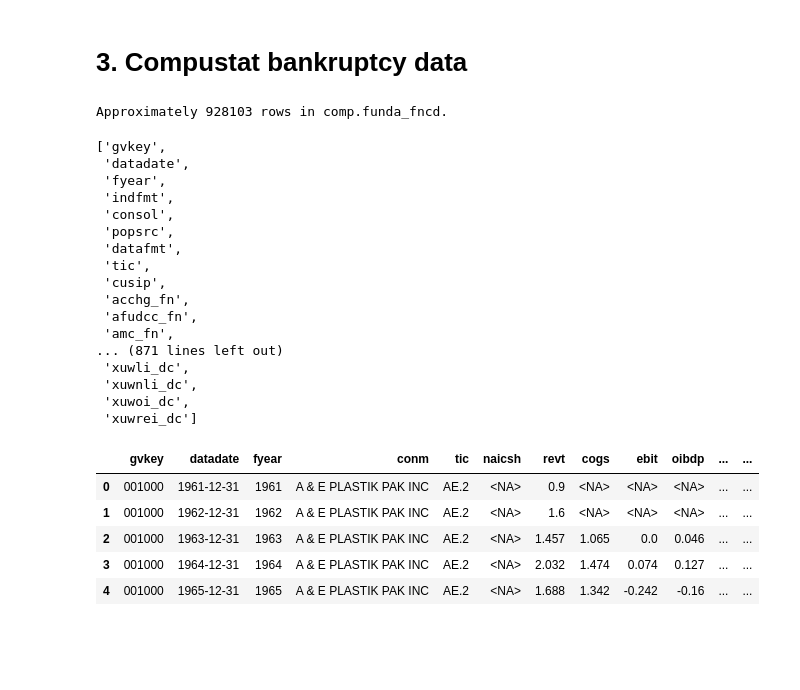
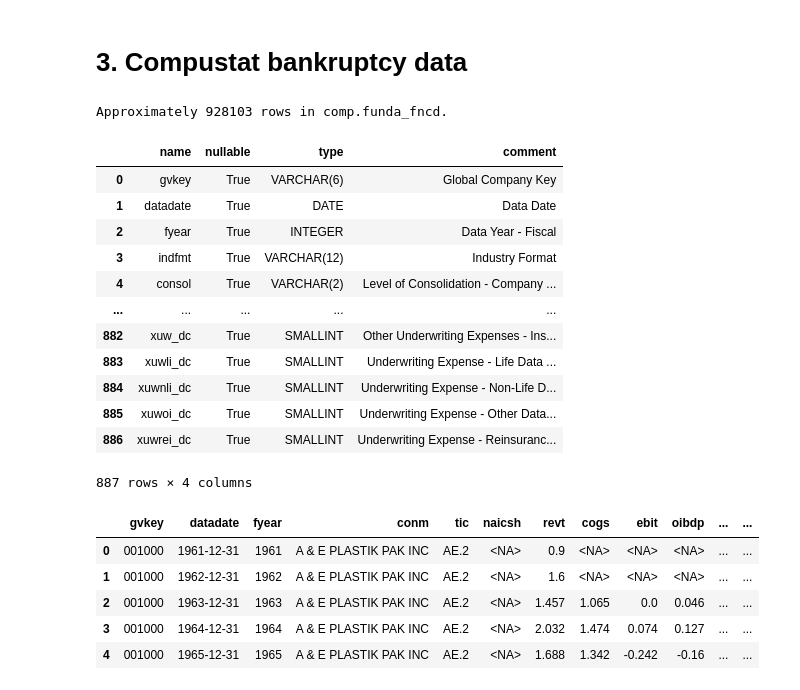
Before and after one commit to AdamS240/ST310-Predicting-Company-Bankruptcy, a Jupyter notebook: notebooks/pulldata.ipynb, the cells around one changed output. Drawn from its saved outputs; the diff is of its cells as text; code cells hidden in the pictures; blank space fills up the shorter version.

```diff
--- a/notebooks/pulldata.ipynb
+++ b/notebooks/pulldata.ipynb
@@ -196,31 +196,23 @@ test'''
 # %%
 # view structure of compustat annual footnote and datacode table
 # table contains footnote flags used to identify conditions including bankruptcy
-
-desc_df = db.describe_table(library="comp", table="funda_fncd")
-
-# extract all column names from table description
-cols = desc_df["name"].tolist()
-cols
+cols = db.describe_table('comp', 'funda_fncd')
+display(cols)
 # %% [output]
 Approximately 928103 rows in comp.funda_fncd.
+|  | name | nullable | type | comment |
+| 0 | gvkey | True | VARCHAR(6) | Global Company Key |
+| 1 | datadate | True | DATE | Data Date |
+| 2 | fyear | True | INTEGER | Data Year - Fiscal |
+| 3 | indfmt | True | VARCHAR(12) | Industry Format |
+| 4 | consol | True | VARCHAR(2) | Level of Consolidation - Company ... |
+| ... | ... | ... | ... | ... |
+| 882 | xuw_dc | True | SMALLINT | Other Underwriting Expenses - Ins... |
+| 883 | xuwli_dc | True | SMALLINT | Underwriting Expense - Life Data ... |
+| 884 | xuwnli_dc | True | SMALLINT | Underwriting Expense - Non-Life D... |
+| 885 | xuwoi_dc | True | SMALLINT | Underwriting Expense - Other Data... |
+| 886 | xuwrei_dc | True | SMALLINT | Underwriting Expense - Reinsuranc... |
-['gvkey',
- 'datadate',
- 'fyear',
- 'indfmt',
- 'consol',
- 'popsrc',
- 'datafmt',
- 'tic',
- 'cusip',
- 'acchg_fn',
- 'afudcc_fn',
- 'amc_fn',
-... (871 lines left out)
- 'xuwli_dc',
- 'xuwnli_dc',
- 'xuwoi_dc',
- 'xuwrei_dc']
+887 rows × 4 columns
 # %%
 # pull total assets footnote flag from compustat annual footnote and datacode table
 # key variable retrieved:
```
